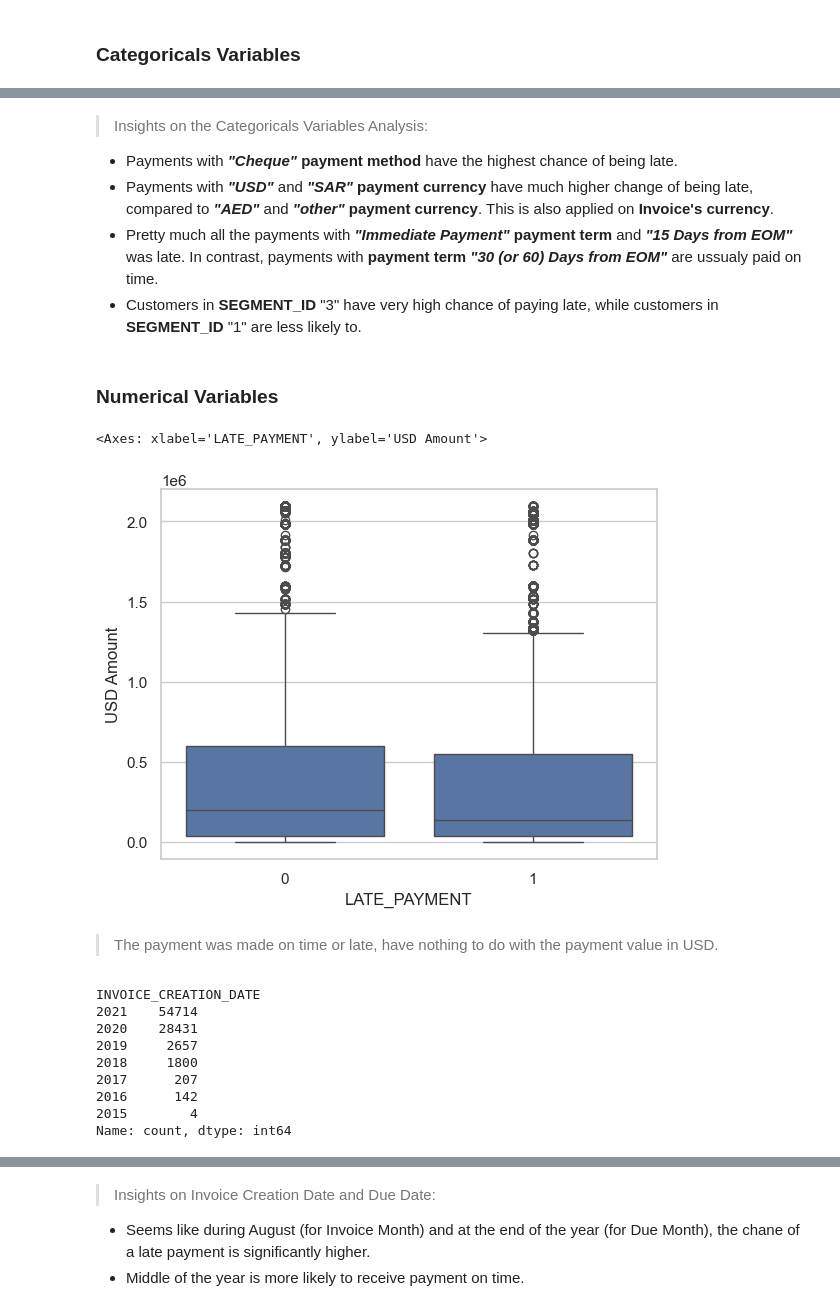
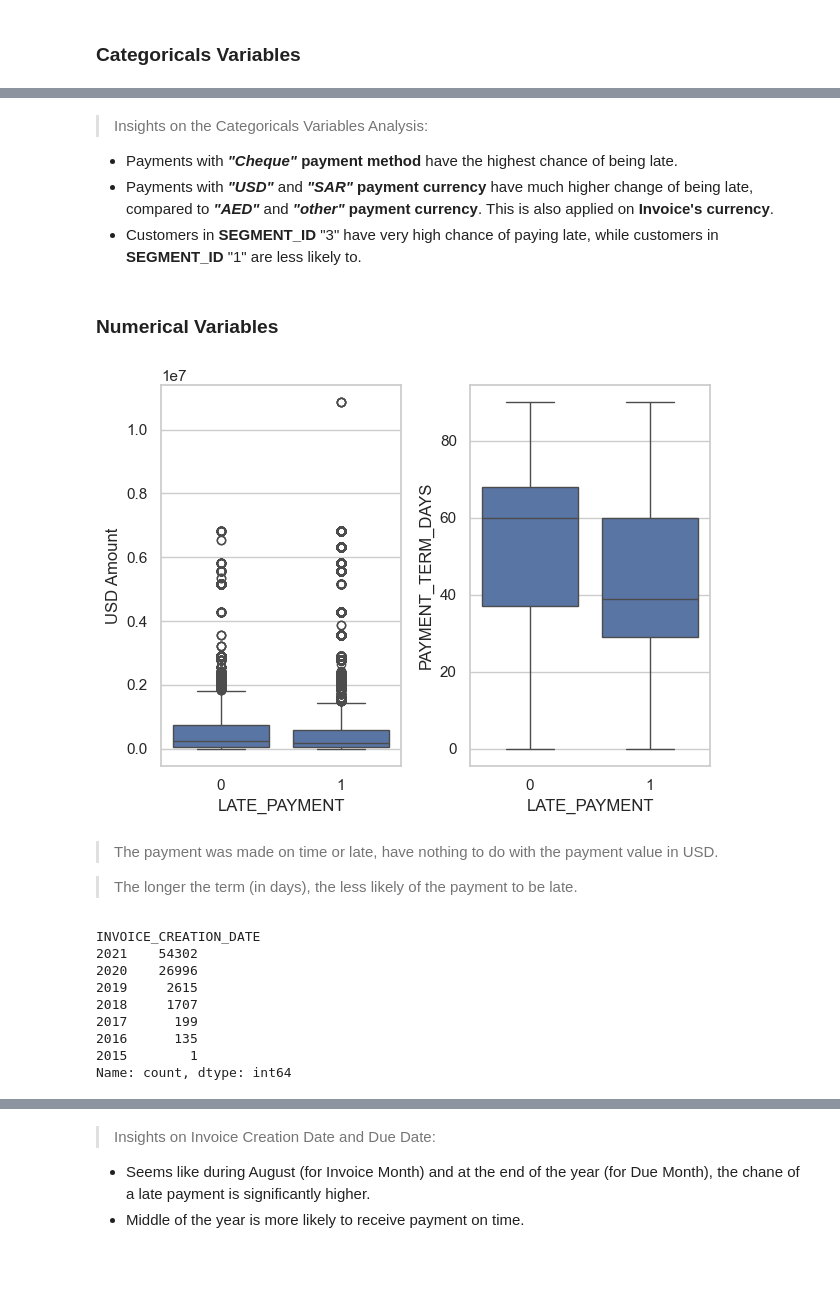
Before and after one commit to liemnh98/upGrad-Domain-Oriented-Case-Study, a Jupyter notebook: main_code.iPynb, the cells around one changed output, grey strips where cells are left out. Saved outputs shown, nothing was run; the diff lists cells and outputs as text; code cells hidden in the pictures; blank space fills up the shorter version.

```diff
--- a/main_code.iPynb
+++ b/main_code.iPynb
@@ -104,6 +104,9 @@ received['LATE_PAYMENT'] = received.apply(
         else 0
     , axis= 1
 )
+# %%
+# Calculate Payment Term in days
+received['PAYMENT_TERM_DAYS'] = (received['DUE_DATE'] - received['INVOICE_CREATION_DATE']).dt.days
 # %%
 # assign categorical variables
 cate_cols = received.select_dtypes(include=['object']).columns.to_list()
@@ -200,3 +225,9 @@ Name: USD Amount, dtype: int32
 # %%
 # remove the outliers base on the quantile 95%
-received = received[received['USD Amount'] < received['USD Amount'].quantile(0.95)]
+received = received[
+    (received['PAYMENT_TERM_DAYS'] <= received['PAYMENT_TERM_DAYS'].quantile(0.95))
+    & (received['PAYMENT_TERM_DAYS'] >= received['PAYMENT_TERM_DAYS'].quantile(0.05))
+]
+# %%
+# drop the original PAYMENT_TERM column
+received.drop(columns= 'PAYMENT_TERM', inplace=True)
@@ -397,29 +431,33 @@ plt.show();
 > Insights on the Categoricals Variables Analysis:
 - Payments with ***"Cheque"*** **payment method** have the highest chance of being late.
 - Payments with ***"USD"*** and ***"SAR"*** **payment currency** have much higher change of being late, compared to ***"AED"*** and ***"other"*** **payment currency**. This is also applied on **Invoice's currency**.
-- Pretty much all the payments with ***"Immediate Payment"*** **payment term** and ***"15 Days from EOM"*** was late. In contrast, payments with **payment term** ***"30 (or 60) Days from EOM"*** are ussualy paid on time.
 - Customers in **SEGMENT_ID** "3" have very high chance of paying late, while customers in **SEGMENT_ID** "1" are less likely to.
 # %% [markdown]
 ### Numerical Variables
 # %%
 # plot payment value
+plt.subplot(1, 2, 1)
 sns.boxplot(x='LATE_PAYMENT', y='USD Amount', data=received)
+plt.subplot(1, 2, 2)
+sns.boxplot(x='LATE_PAYMENT', y='PAYMENT_TERM_DAYS', data=received)
+plt.tight_layout()
 # %% [output]
-<Axes: xlabel='LATE_PAYMENT', ylabel='USD Amount'>
-[figure, old version]
+[figure, new version]
 # %% [markdown]
 > The payment was made on time or late, have nothing to do with the payment value in USD.
+
+> The longer the term (in days), the less likely of the payment to be late.
 # %%
 received['INVOICE_CREATION_DATE'].dt.year.value_counts()
 # %% [output]
 INVOICE_CREATION_DATE
-2021    54714
-2020    28431
-2019     2657
-2018     1800
-2017      207
-2016      142
-2015        4
+2021    54302
+2020    26996
+2019     2615
+2018     1707
+2017      199
+2016      135
+2015        1
 Name: count, dtype: int64
 # %%
 # analyze Transaction Date to see if there are any patterns
```
Also changed, not shown: parts of 41 cells of this notebook.
